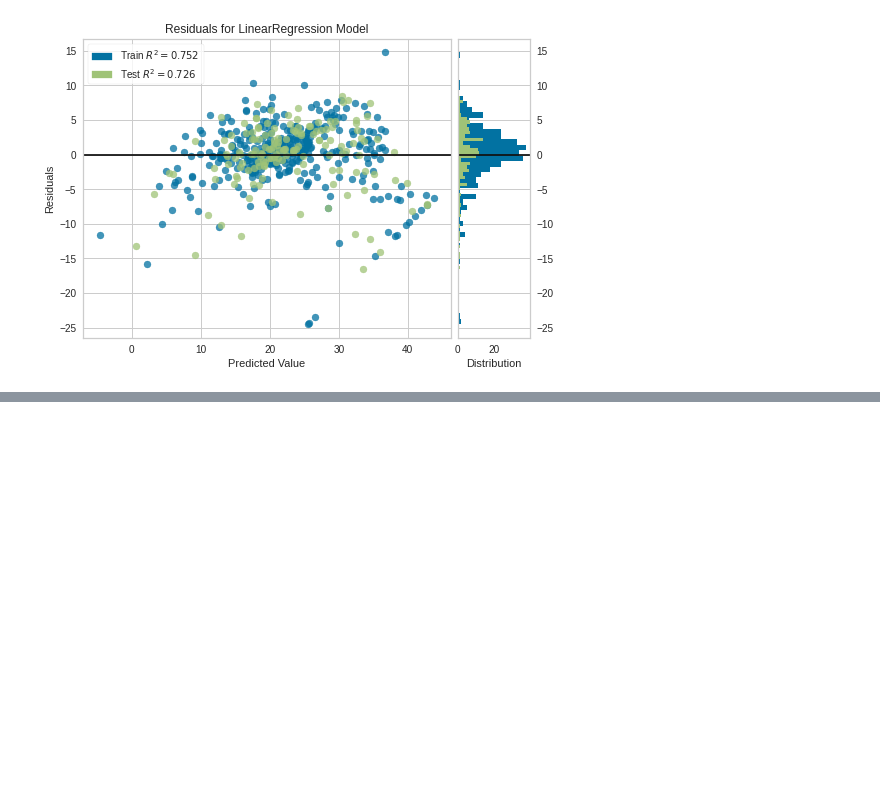
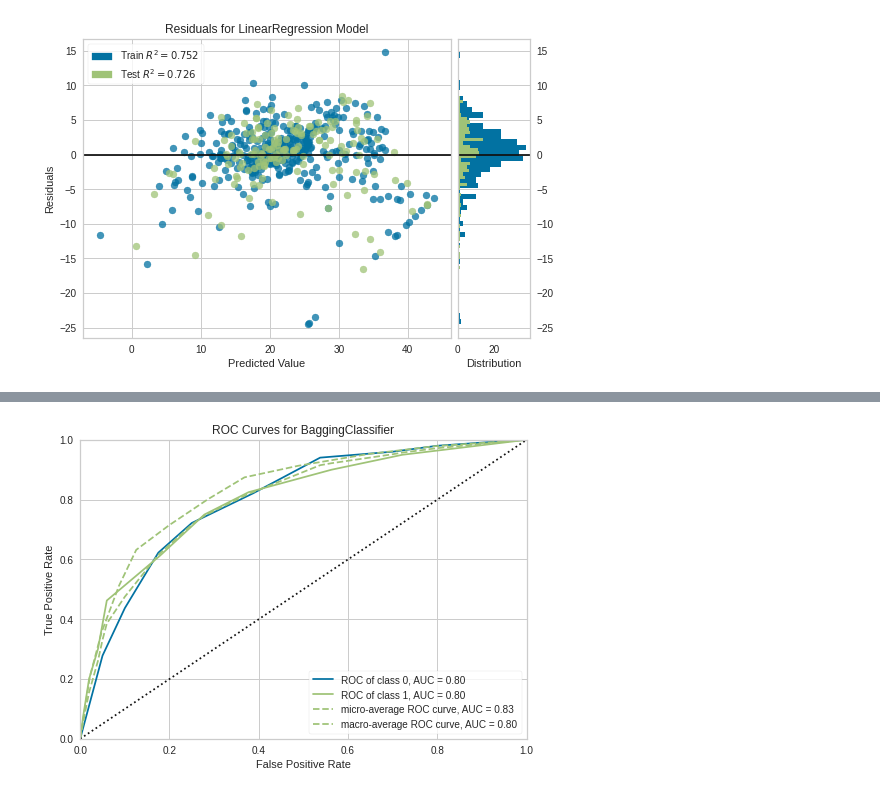
Before and after one commit to vectrconsulting/mlcourse, a Jupyter notebook: modeltrain.ipynb, the cells around one changed output, grey strips where cells are left out. Drawn from its saved outputs; the diff is of its cells as text; code cells hidden in the pictures; blank space fills up the shorter version.

```diff
--- a/modeltrain.ipynb
+++ b/modeltrain.ipynb
@@ -280,0 +325,4 @@ We gaan even kort schetsen hoe de volgende modellen werken.
+# %%
+plot_model(bagged_dt)
+# %% [output]
+[figure, added]
```
Also changed, not shown: parts of 9 cells of this notebook, 5 other files.
